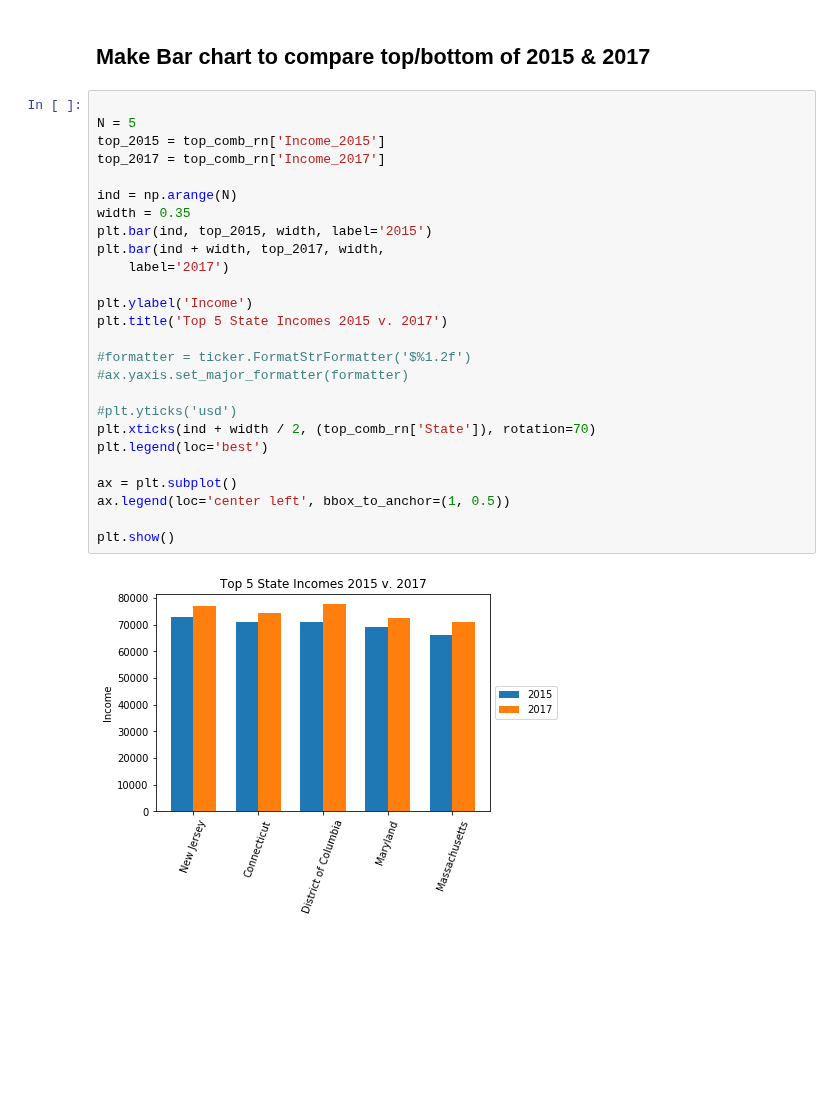
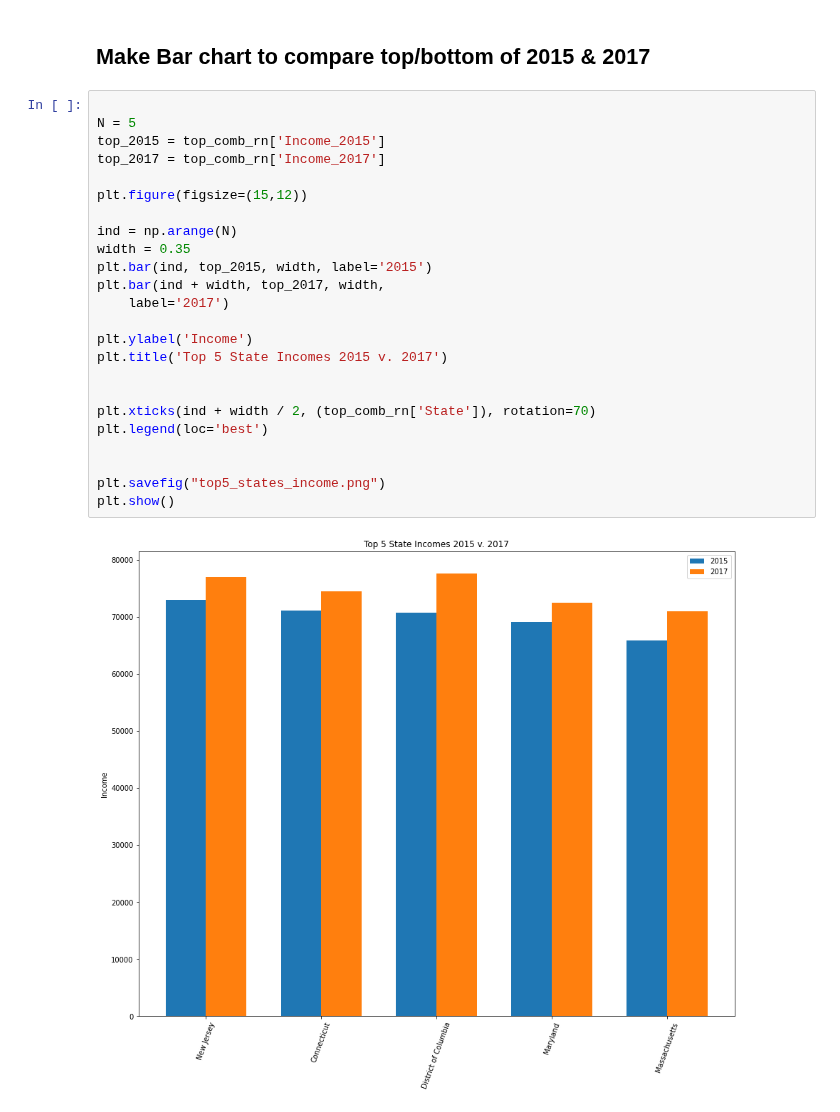
Before and after one commit to charlim26/censusproject, a Jupyter notebook: top_bottom_income_state.ipynb, the cells around one changed output. Drawn from its saved outputs; the diff is of its cells as text; blank space fills up the shorter version.

```diff
--- a/top_bottom_income_state.ipynb
+++ b/top_bottom_income_state.ipynb
@@ -257,28 +265,26 @@ ax.legend(loc='center left', bbox_to_anchor=(1, 0.5))
 # %%
 
 N = 5
 top_2015 = top_comb_rn['Income_2015']
 top_2017 = top_comb_rn['Income_2017']
+
+plt.figure(figsize=(15,12))
 
 ind = np.arange(N)
 width = 0.35
 plt.bar(ind, top_2015, width, label='2015')
 plt.bar(ind + width, top_2017, width,
     label='2017')
 
 plt.ylabel('Income')
 plt.title('Top 5 State Incomes 2015 v. 2017')
 
-#formatter = ticker.FormatStrFormatter('$%1.2f')
-#ax.yaxis.set_major_formatter(formatter)
 
-#plt.yticks('usd')
 plt.xticks(ind + width / 2, (top_comb_rn['State']), rotation=70)
 plt.legend(loc='best')
 
-ax = plt.subplot()
-ax.legend(loc='center left', bbox_to_anchor=(1, 0.5))
 
+plt.savefig("top5_states_income.png")
 plt.show()
 # %% [output]
-[figure, old version]
+[figure, new version]
```
Also changed, not shown: parts of 3 cells of this notebook, 3 other files.
